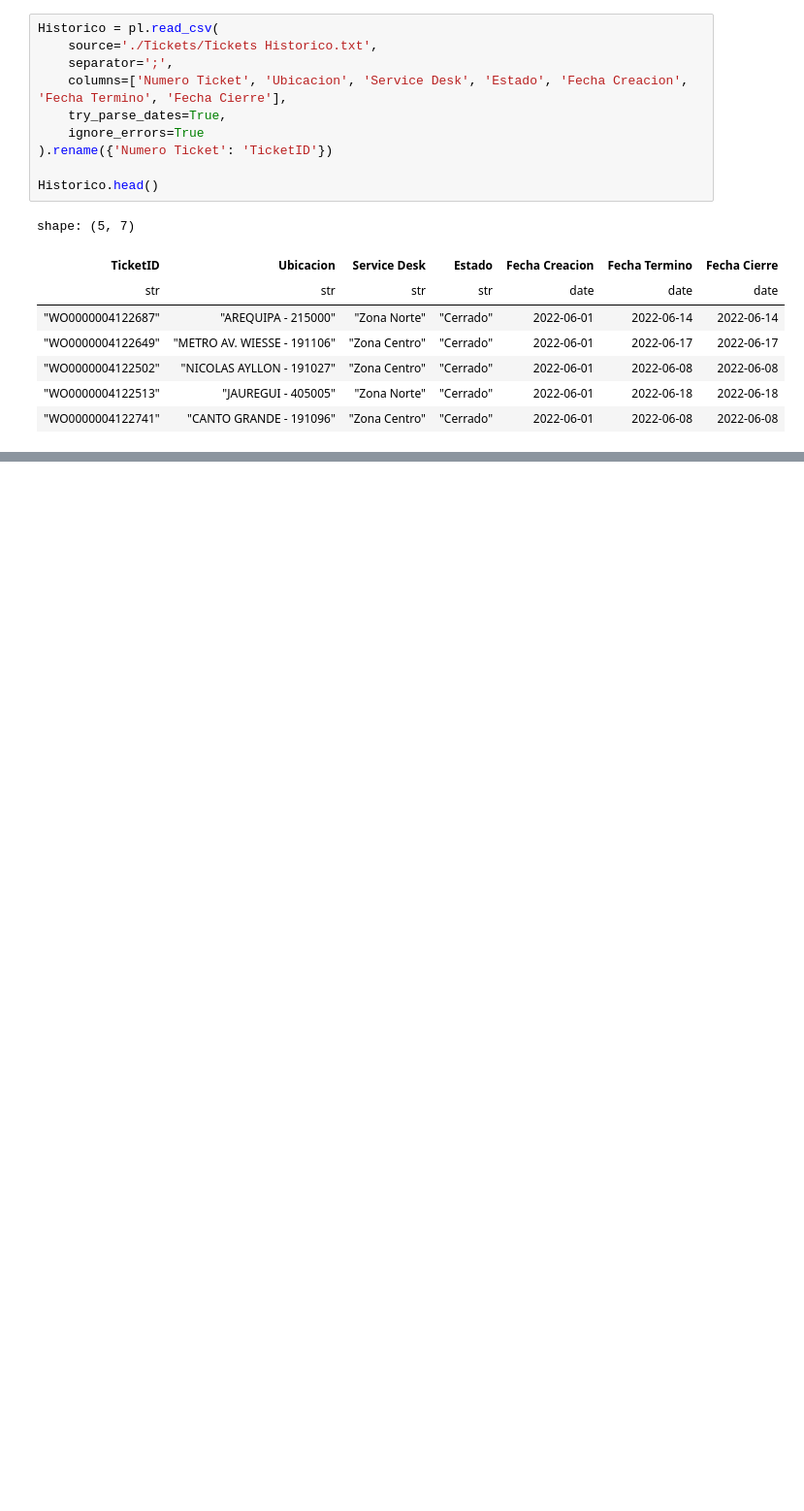
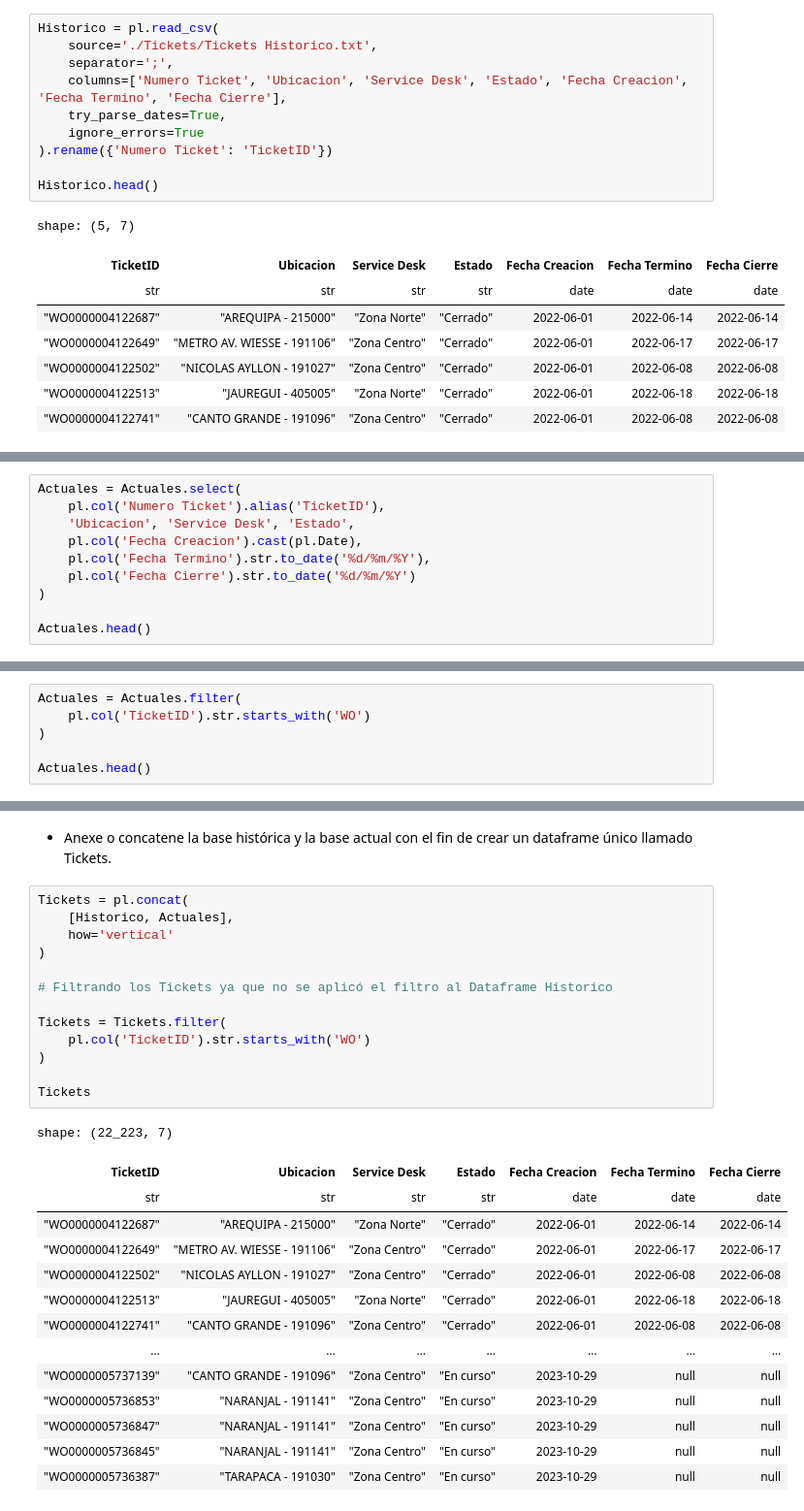
Before and after one commit to jaquino/Gestion-Atenciones, a Jupyter notebook: proceso_ETL.ipynb, the cells around one changed output, grey strips where cells are left out. Shown at 97% size. Cells and saved outputs as stored; diff of their text form; blank space fills up the shorter version.

```diff
--- a/proceso_ETL.ipynb
+++ b/proceso_ETL.ipynb
@@ -71,0 +76,10 @@ shape: (5, 7)
+# %%
+Actuales = Actuales.select(
+    pl.col('Numero Ticket').alias('TicketID'),
+    'Ubicacion', 'Service Desk', 'Estado',
+    pl.col('Fecha Creacion').cast(pl.Date),
+    pl.col('Fecha Termino').str.to_date('%d/%m/%Y'),
+    pl.col('Fecha Cierre').str.to_date('%d/%m/%Y')
+)
+
+Actuales.head()
@@ -71,0 +97,6 @@ shape: (5, 7)
+# %%
+Actuales = Actuales.filter(
+    pl.col('TicketID').str.starts_with('WO')
+)
+
+Actuales.head()
@@ -71,0 +112,30 @@ shape: (5, 7)
+# %% [markdown]
+- Anexe o concatene la base histórica y la base actual con el fin de crear un dataframe único llamado Tickets.
+# %%
+Tickets = pl.concat(
+    [Historico, Actuales],
+    how='vertical'
+)
+
+# Filtrando los Tickets ya que no se aplicó el filtro al Dataframe Historico
+
+Tickets = Tickets.filter(
+    pl.col('TicketID').str.starts_with('WO')
+)
+
+Tickets
+# %% [output]
+shape: (22_223, 7)
+| TicketID | Ubicacion | Service Desk | Estado | Fecha Creacion | Fecha Termino | Fecha Cierre |
+| str | str | str | str | date | date | date |
+| "WO0000004122687" | "AREQUIPA - 215000" | "Zona Norte" | "Cerrado" | 2022-06-01 | 2022-06-14 | 2022-06-14 |
+| "WO0000004122649" | "METRO AV. WIESSE - 191106" | "Zona Centro" | "Cerrado" | 2022-06-01 | 2022-06-17 | 2022-06-17 |
+| "WO0000004122502" | "NICOLAS AYLLON - 191027" | "Zona Centro" | "Cerrado" | 2022-06-01 | 2022-06-08 | 2022-06-08 |
+| "WO0000004122513" | "JAUREGUI - 405005" | "Zona Norte" | "Cerrado" | 2022-06-01 | 2022-06-18 | 2022-06-18 |
+| "WO0000004122741" | "CANTO GRANDE - 191096" | "Zona Centro" | "Cerrado" | 2022-06-01 | 2022-06-08 | 2022-06-08 |
+| … | … | … | … | … | … | … |
+| "WO0000005737139" | "CANTO GRANDE - 191096" | "Zona Centro" | "En curso" | 2023-10-29 | null | null |
+| "WO0000005736853" | "NARANJAL - 191141" | "Zona Centro" | "En curso" | 2023-10-29 | null | null |
+| "WO0000005736847" | "NARANJAL - 191141" | "Zona Centro" | "En curso" | 2023-10-29 | null | null |
+| "WO0000005736845" | "NARANJAL - 191141" | "Zona Centro" | "En curso" | 2023-10-29 | null | null |
+| "WO0000005736387" | "TARAPACA - 191030" | "Zona Centro" | "En curso" | 2023-10-29 | null | null |
```
Also changed, not shown: parts of 16 cells of this notebook, 3 other files.
